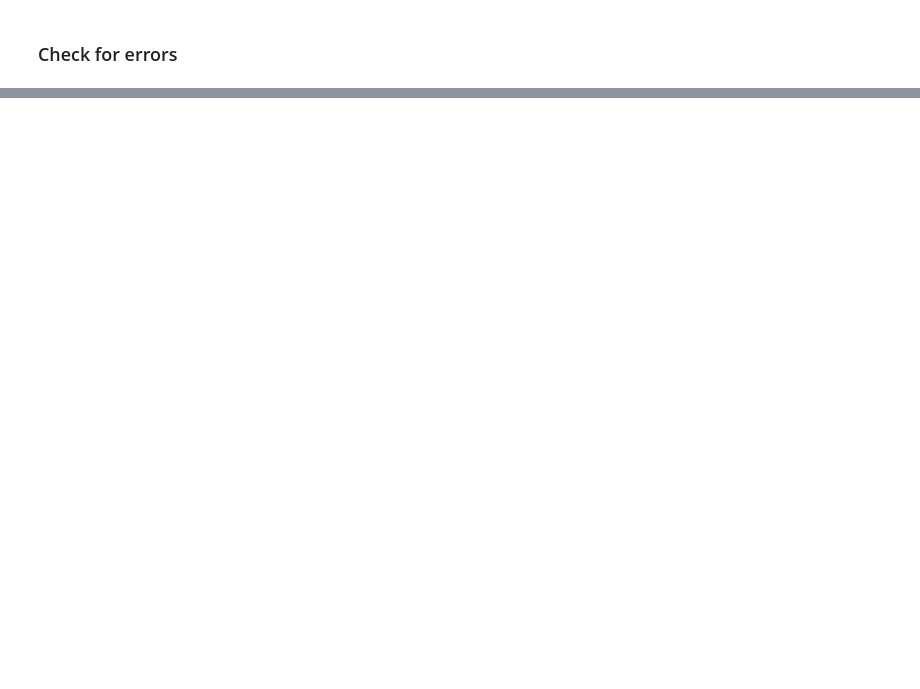
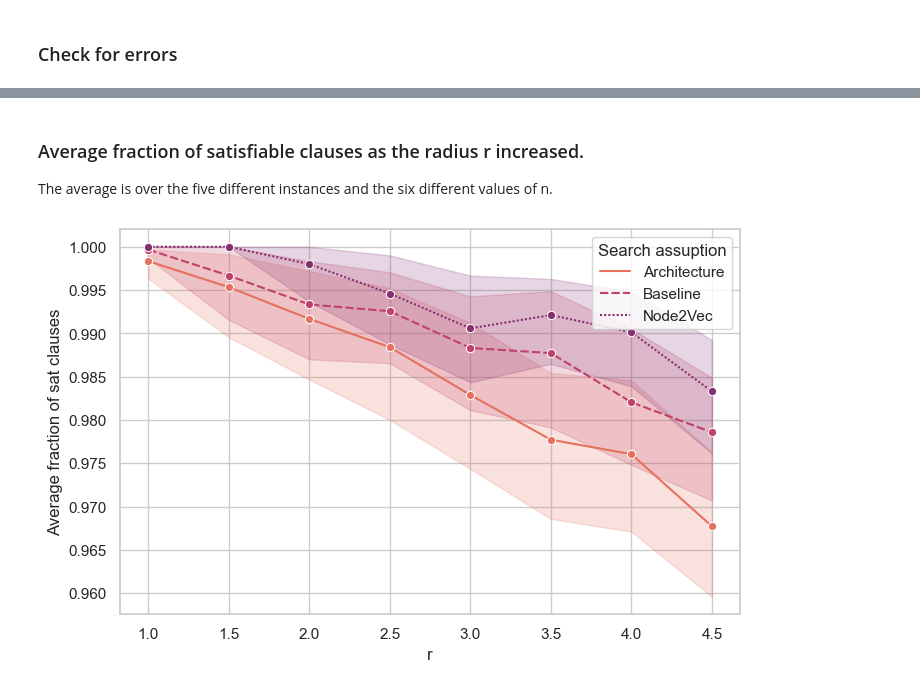
Before and after one commit to omargup/Policy-Gradient-MaxSAT-Solver, a Jupyter notebook: plot_exp.ipynb, the cells around one changed output, grey strips where cells are left out. Drawn from its saved outputs; the diff is of its cells as text; code cells hidden in the pictures; blank space fills up the shorter version.

Commit message:
Plotting results

```diff
--- a/plot_exp.ipynb
+++ b/plot_exp.ipynb
@@ -181,16 +173,0 @@ df[df['r'] == 4.0]['num_sat_eval']
-# %%
-plt.figure(figsize = (10,6))
-sns.set_theme(style="whitegrid", palette="bright")
-color_pallete = sns.color_palette("bright")
-
-sns.lineplot(data=df, x="r", y="frac_sat", hue="search", errorbar={'ci', 99}, palette=color_pallete, marker='o')
-plt.tight_layout()
-plt.show()
-# %%
-plt.figure(figsize = (10,6))
-sns.set_theme(style="whitegrid", palette="bright")
-color_pallete = sns.color_palette("bright")
-
-sns.lineplot(data=df, x="r", y="frac_sat", hue="search", errorbar={'ci', 99}, palette=color_pallete, marker='o')
-plt.tight_layout()
-plt.show()
@@ -262,0 +218,34 @@ l
+# %% [markdown]
+### Average fraction of satisfiable clauses as the radius r increased.
+The average is over the five different instances and the six different values of n.
+# %%
+# Load df_best_trials from csv
+csv_path = 'results/df_best_trials.csv'
+df_best_trials = pd.read_csv(csv_path)
+
+# Keep only exp, n, r, i, s, frac_sat
+df_max_frac_sat = df_best_trials[['exp', 'n', 'r', 'i', 's', 'frac_sat']]
+
+# Rename s to search
+df_max_frac_sat = df_max_frac_sat.rename(columns={'s': 'search'})
+
+# Drop duplicates, keeping the fraction of satisfiable clauses with the highest value for each experiment
+df_max_frac_sat = df_max_frac_sat.drop_duplicates(subset=['exp'])
+
+# In 'search' column replace 'arch' with 'Architercture', 'baseline' with 'Baseline', and 'node2vec' with 'Node2Vec'
+df_max_frac_sat['search'] = df_max_frac_sat['search'].replace({'arch': 'Architecture', 'baseline': 'Baseline', 'node2vec': 'Node2Vec'})
+
+# Generate figure
+plt.figure(figsize=(8, 5))
+sns.set_theme(style="whitegrid")
+
+sns.lineplot(data=df_max_frac_sat, x="r", y="frac_sat", hue="search", style="search", errorbar=('ci', 99), marker='o', palette='flare', legend='auto')
+plt.ylabel('Average fraction of sat clauses')
+plt.legend(title='Search assuption', loc='upper right')
+
+#plt.tight_layout()
+#plt.show()
+plot_path = 'results/frac_sat.png'
+plt.savefig(plot_path, dpi=300, bbox_inches='tight', pad_inches=0.1)
+# %% [output]
+[figure, added]
```
Also changed, not shown: parts of 34 cells of this notebook.
